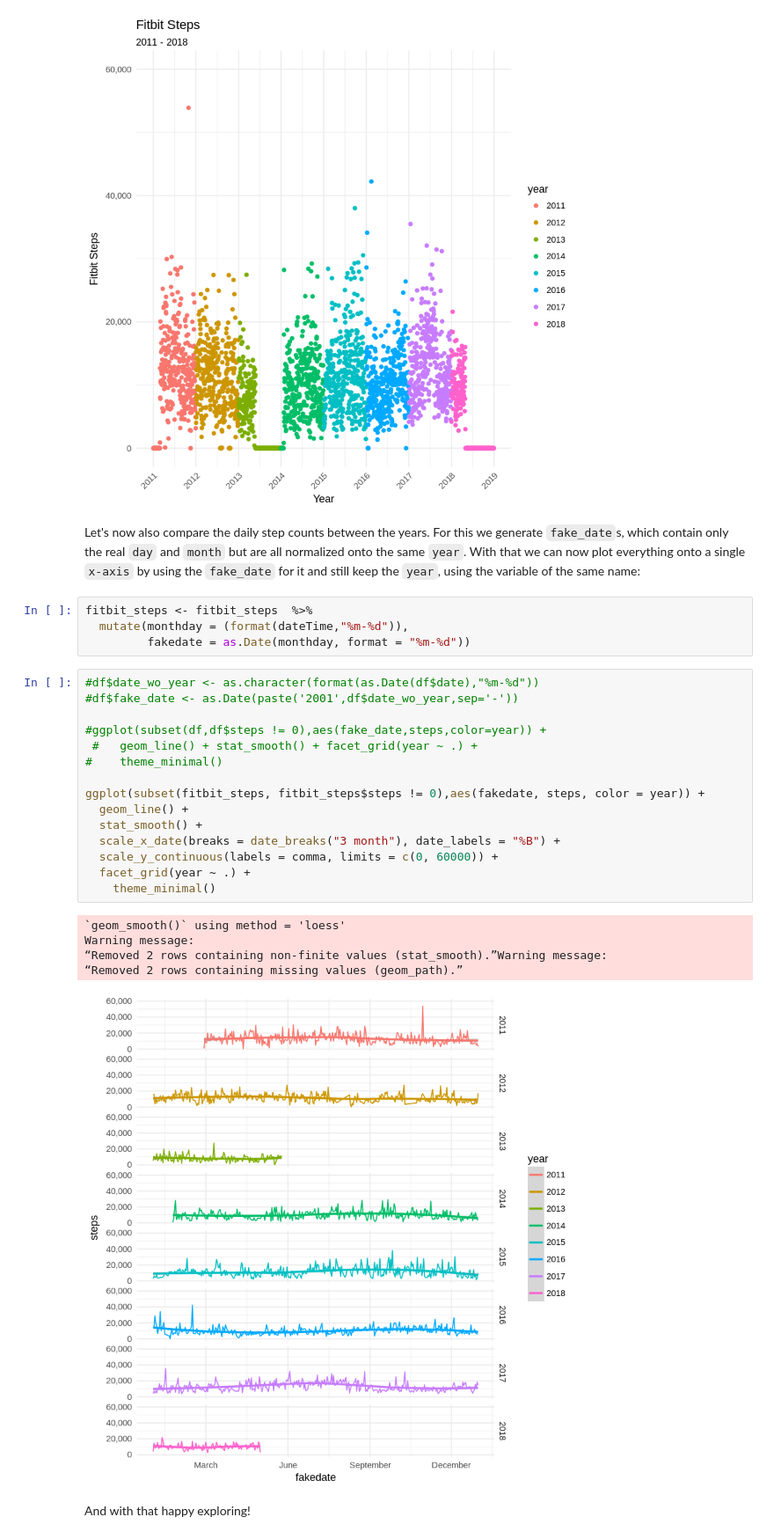
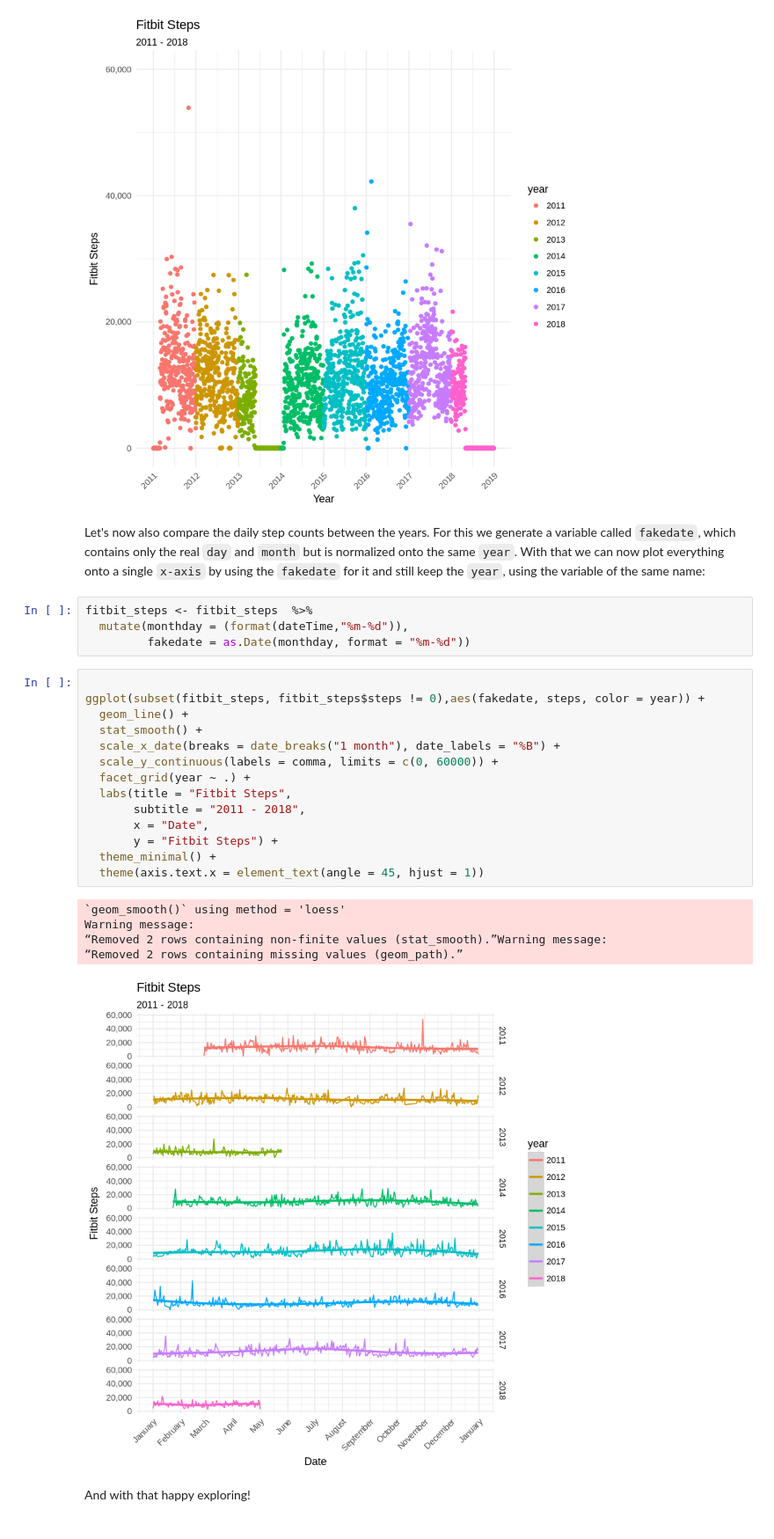
Before and after one commit to OpenHumans/ohjh-example-notebooks, a Jupyter notebook: fitbit-load-in-R.ipynb, the cells around one changed output. Shown: that part at 88% size. Saved outputs shown, nothing was run; the diff lists cells and outputs as text.

```diff
--- a/fitbit-load-in-R.ipynb
+++ b/fitbit-load-in-R.ipynb
@@ -139,31 +135,30 @@ ggplot(fitbit_steps, aes(dateTime, steps, color = year)) +
 # %% [output]
 [figure]
 # %% [markdown]
-Let's now also compare the daily step counts between the years. For this we generate `fake_date`s, which contain only the real `day` and `month` but are all normalized onto the same `year`. With that we can now plot everything onto a single `x-axis` by using the `fake_date` for it and still keep the `year`, using the variable of the same name:
+Let's now also compare the daily step counts between the years. For this we generate a variable called `fakedate`, which contains only the real `day` and `month` but is normalized onto the same `year`. With that we can now plot everything onto a single `x-axis` by using the `fakedate` for it and still keep the `year`, using the variable of the same name:
 # %%
 fitbit_steps <- fitbit_steps  %>%
   mutate(monthday = (format(dateTime,"%m-%d")),
          fakedate = as.Date(monthday, format = "%m-%d"))
 # %%
-#df$date_wo_year <- as.character(format(as.Date(df$date),"%m-%d"))
-#df$fake_date <- as.Date(paste('2001',df$date_wo_year,sep='-'))
-
-#ggplot(subset(df,df$steps != 0),aes(fake_date,steps,color=year)) +
- #   geom_line() + stat_smooth() + facet_grid(year ~ .) +
-#    theme_minimal()
 
 ggplot(subset(fitbit_steps, fitbit_steps$steps != 0),aes(fakedate, steps, color = year)) +
   geom_line() +
   stat_smooth() +
-  scale_x_date(breaks = date_breaks("3 month"), date_labels = "%B") +
+  scale_x_date(breaks = date_breaks("1 month"), date_labels = "%B") +
   scale_y_continuous(labels = comma, limits = c(0, 60000)) +
   facet_grid(year ~ .) +
-    theme_minimal()
+  labs(title = "Fitbit Steps",
+       subtitle = "2011 - 2018",
+       x = "Date",
+       y = "Fitbit Steps") +
+  theme_minimal() +
+  theme(axis.text.x = element_text(angle = 45, hjust = 1))
 # %% [output]
 `geom_smooth()` using method = 'loess'
 Warning message:
 “Removed 2 rows containing non-finite values (stat_smooth).”Warning message:
 “Removed 2 rows containing missing values (geom_path).”
-[figure, old version]
+[figure, new version]
 # %% [markdown]
 And with that happy exploring!
```
Also changed, not shown: parts of 4 cells of this notebook.
